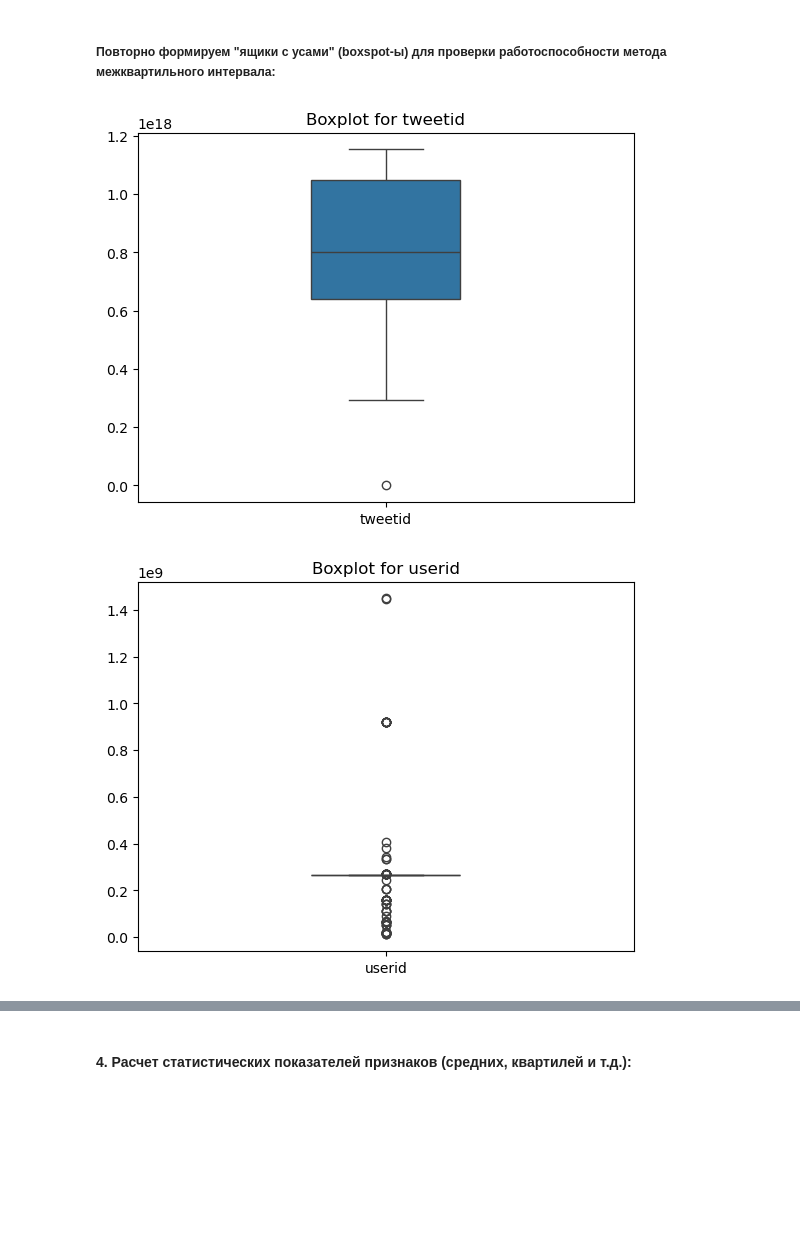
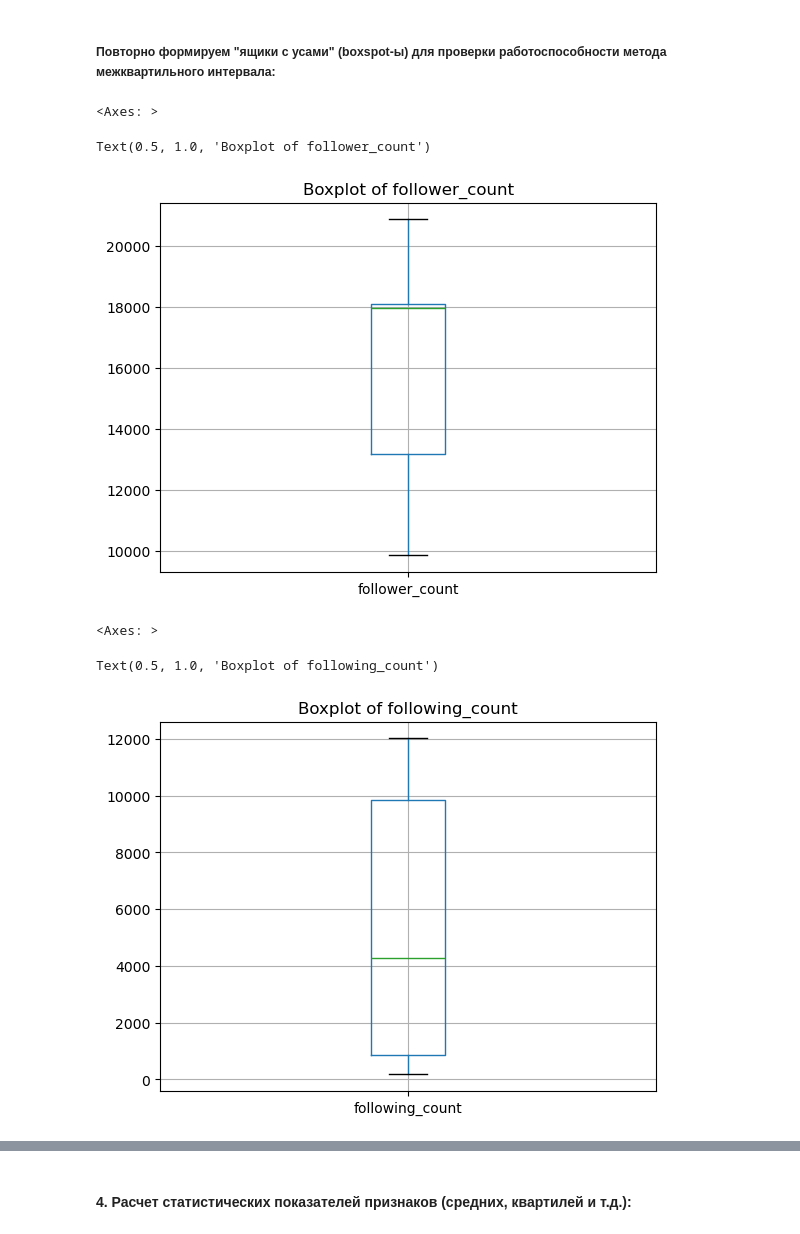
Before and after one commit to TDitS/SOBD2023, a Jupyter notebook: lab1.ipynb, the cells around one changed output, grey strips where cells are left out. Drawn from its saved outputs; the diff is of its cells as text; code cells hidden in the pictures; blank space fills up the shorter version.

```diff
--- a/lab1.ipynb
+++ b/lab1.ipynb
@@ -63,7 +64,7 @@ def init_spark():
     return spark
 
 spark = init_spark()
-filename_data = 'data/china_082019_2_tweets_csv_hashed.csv'
+filename_data = 'data/iran_201906_2_tweets_csv_hashed.csv'
 # Load the main data set into pyspark data frame
 df = spark.read.csv(filename_data,header=True, mode="DROPMALFORMED", inferSchema=True)
 from pyspark.sql.functions import col, array
@@ -71,7 +72,7 @@ from pyspark.sql.functions import col, array
 df = df.drop("user_profile_description", "account_language", "tweet_text", "tweet_time", "tweet_client_name", "in_reply_to_userid", "in_reply_to_tweetid", "quoted_tweet_tweetid", "retweet_userid", "retweet_tweetid", "latitude", "longitude", "user_mentions", "poll_choices", "hashtags", "urls", "user_screen_name", "user_display_name", "user_profile_url")
 
 df = df.withColumn("tweetid", col("tweetid").cast(LongType()))
-df = df.withColumn("userid", col("userid").cast(IntegerType()))
+df = df.withColumn("userid", col("userid").cast(LongType()))
 df = df.withColumn("follower_count", col("follower_count").cast(IntegerType()))
 df = df.withColumn("following_count", col("following_count").cast(IntegerType()))
 df = df.withColumn("quote_count", col("like_count").cast(IntegerType()))
@@ -82,5 +83,8 @@ df = df.withColumn("account_creation_date", col("account_creation_date").cast(Da
 df = df.withColumn("is_retweet", col("is_retweet").cast("boolean"))
 
 print('Data frame type: ' + str(type(df)))
+
+total_twitter_count = df.count()
+print('Rows count:', total_twitter_count)
 # %% [output]
 Data frame type: <class 'pyspark.sql.dataframe.DataFrame'>
@@ -336,6 +209,5 @@ df.select(df.follower_count, df.following_count, df.quote_count, df.reply_count,
 # %%
-outlier_columns = ['follower_count', 'following_count', 'quote_count', 'reply_count', 'like_count', 'retweet_count']
-
+outlier_columns = ['follower_count', 'following_count']
 for column in outlier_columns:
     Q1 = df.approxQuantile(column, [0.25], relativeError=0)[0]
     Q3 = df.approxQuantile(column, [0.75], relativeError=0)[0]
@@ -344,6 +216,6 @@ for column in outlier_columns:
     upper_bound = Q3 + 1.5 * IQR
     df = df.filter(col(column).between(lower_bound, upper_bound))
 
-df.select(df.follower_count, df.following_count, df.quote_count, df.reply_count, df.like_count, df.retweet_count).describe().toPandas()
+df.select(['follower_count', 'following_count', 'quote_count', 'reply_count', 'like_count', 'retweet_count']).describe().toPandas()
 # %% [output]
 |  | summary | follower_count | following_count | quote_count | reply_count | like_count | retweet_count |
@@ -355,22 +227,15 @@ df.select(df.follower_count, df.following_count, df.quote_count, df.reply_count,
 # %% [markdown]
 ##### Повторно формируем "ящики с усами" (boxspot-ы) для проверки работоспособности метода межквартильного интервала:
 # %%
-def show_boxplot_for_all_columns(df):
-    for column in df.columns:
-        data_type = df.schema[column].dataType
-        if data_type == DoubleType() or data_type == IntegerType() or data_type == LongType():
-            column_df = df.select(column).toPandas()
-            sns.boxplot(data=column_df, width=0.3)
-            plt.title('Boxplot for '+ column)
-            plt.show()
-        elif data_type == StringType() or data_type == BooleanType() or data_type == DateType():
-            column_df = df.select(column).toPandas()
-            sns.boxplot(y=column, data=column_df, width=0.3)
-            plt.title('Boxplot for '+ column)
-            plt.show()
-
-df_sample = df.sample(True, 0.001, 1)
-show_boxplot_for_all_columns(df_sample)
+pandas_df = df.toPandas()
+for column in outlier_columns:
+    pandas_df.boxplot(column=column)
+    plt.title(f'Boxplot of {column}')
+    plt.show()
 # %% [output]
+<Axes: >
+Text(0.5, 1.0, 'Boxplot of follower_count')
-[figure, old version]
+[figure, new version]
+<Axes: >
+Text(0.5, 1.0, 'Boxplot of following_count')
-[figure, old version]
+[figure, new version]
```
Also changed, not shown: parts of 57 cells of this notebook, 2 other files.
